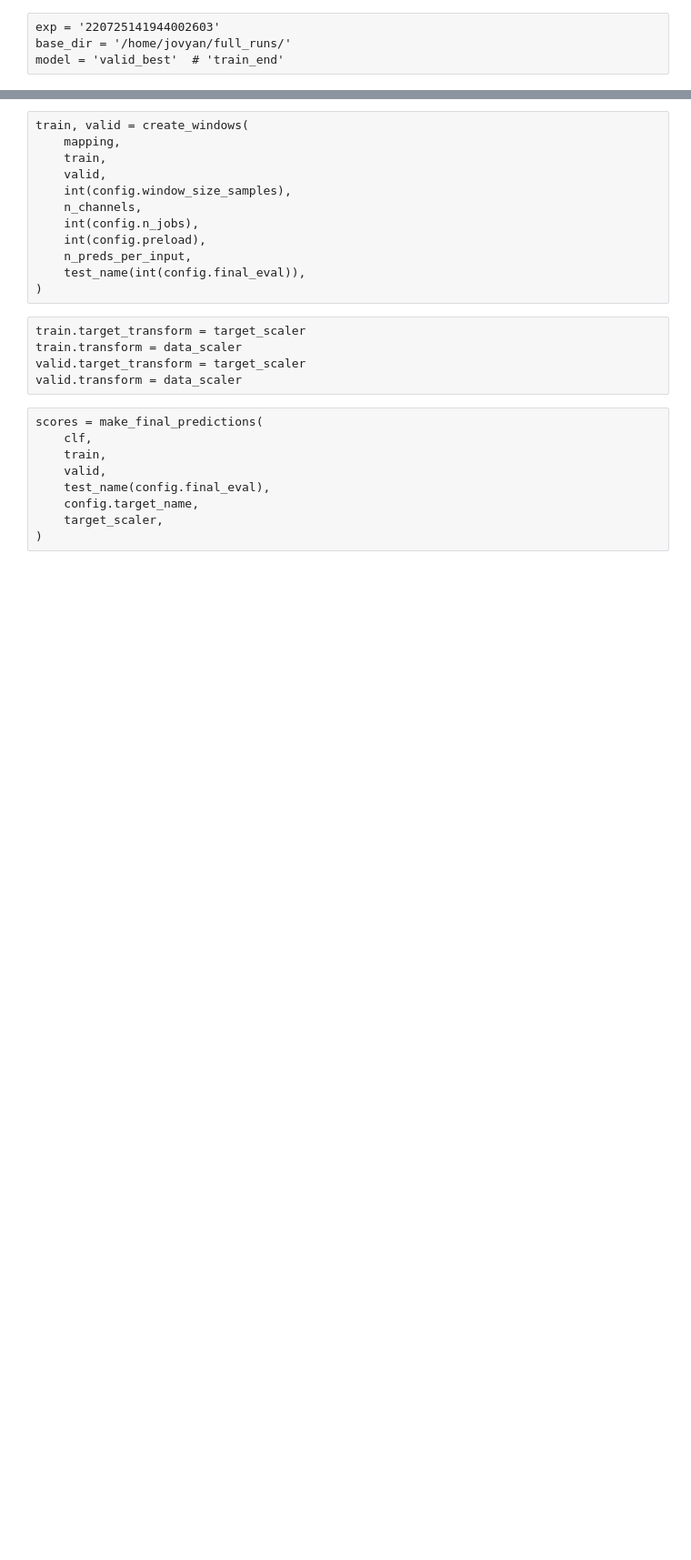
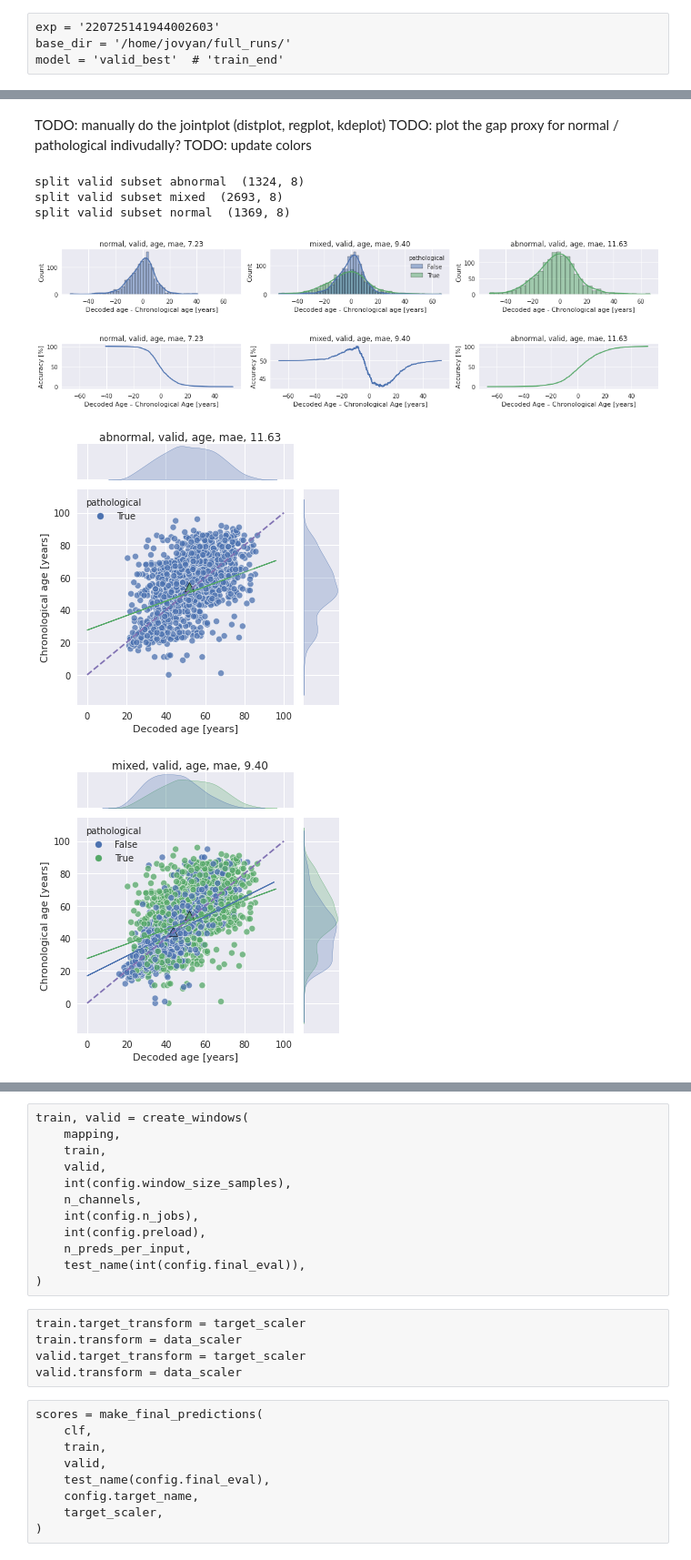
Before and after one commit to gemeinl/eeg-brain-age, a Jupyter notebook: post_hoc_analysis.ipynb, the cells around one changed output, grey strips where cells are left out. Shown at 91% size. Saved outputs shown, nothing was run; the diff lists cells and outputs as text; code cells hidden in the pictures; blank space fills up the shorter version.

```diff
--- a/post_hoc_analysis.ipynb
+++ b/post_hoc_analysis.ipynb
@@ -38,3 +48,13 @@ model = 'valid_best'  # 'train_end'
 exp = '220725141944002603'
 base_dir = '/home/jovyan/full_runs/'
 model = 'valid_best'  # 'train_end'
+# %%
+def load_exp(base_dir, exp, checkpoint):
+    with open(os.path.join(base_dir, exp, f'checkpoint/{model}_model.pkl'), 'rb') as f:
+        clf = pickle.load(f)
+    with open(os.path.join(base_dir, exp, 'data_scaler.pkl'), 'rb') as f:
+        data_scaler = pickle.load(f)
+    with open(os.path.join(base_dir, exp, 'target_scaler.pkl'), 'rb') as f:
+        target_scaler = pickle.load(f)
+    config = pd.read_csv(os.path.join(base_dir, exp, 'config.csv'), index_col=0).squeeze()
+    return clf, data_scaler, target_scaler, config
@@ -41,2 +104,2 @@ model = 'valid_best'  # 'train_end'
 # %%
-only_valid = True
+only_valid = False
@@ -47,3 +105,0 @@ fig3, ax_arr3 = plt.subplots(3, 1 if only_valid else 2, figsize=(20, 6), squeeze
-# %%
-for exp_i, exp in exps.items():
-    break
@@ -133,0 +172,2 @@ fig3
+# %%
+df_concat = pd.concat(dfs).reset_index()
@@ -133,0 +190,59 @@ fig3
+# %% [markdown]
+TODO: manually do the jointplot (distplot, regplot, kdeplot)
+TODO: plot the gap proxy for normal / pathological indivudally?
+TODO: update colors
+# %%
+grouping = ['split', 'subset']#, 'fold']
+splits = list(df_concat.split.unique())
+n_splits = len(splits)
+subsets = list(df_concat.subset.unique())
+n_subsets = len(subsets)
+#fig, ax_arr = plt.subplots(
+#    n_splits, n_subsets, figsize=(5*n_subsets, 5*n_splits), squeeze=False, sharex=True, sharey=True)
+fig2, ax_arr2 = plt.subplots(
+    n_splits, n_subsets, figsize=(5*n_subsets, 2*n_splits), squeeze=False, sharex=True)
+fig3, ax_arr3 = plt.subplots(
+    n_splits, n_subsets, figsize=(5*n_subsets, 2*n_splits), squeeze=False, sharex=True)
+for x, df in df_concat.groupby(grouping):
+    split_i = splits.index(x[0])
+    subset_i = subsets.index(x[1])
+    fold = '' if len(x) == 2 else x[2]
+    print('split', x[0], 'subset', x[1], fold, df.shape)
+
+    score_name = 'acc' if config.target_name != 'age' else 'mae'
+    score = mean_absolute_error(df.y_true, df.y_pred) if config.target_name == 'age' else balanced_accuracy_score(df.y_true, df.y_pred)
+    title = f"{x[1]}, {x[0]}, {config.target_name}, {score_name}, {score:.2f}"
+    #ax = plot_chronological_vs_predicted_age(
+    #    df,
+    #    dummy=None,  # mean_train_age?
+    #    ax=ax_arr[split_i, subset_i],
+    #)
+    #ax.figure.tight_layout()
+    #ax.set_title(title)
+
+    ax4 = plot_joint_scatter(df)
+    ax4.figure.tight_layout()
+    ax4.fig.subplots_adjust(top=0.94)
+    ax4.fig.suptitle(title);
+
+    ax2 = plot_age_gap_hist(
+        df,
+        ax=ax_arr2[split_i, subset_i],
+    )
+    ax2.figure.tight_layout()
+    ax2.set_title(title)
+
+    ax3 = plot_thresh_to_acc(
+        df,
+        ax=ax_arr3[split_i, subset_i],
+    )
+    ax3.figure.tight_layout()
+    ax3.set_title(title)
+# %% [output]
+split valid subset abnormal  (1324, 8)
+split valid subset mixed  (2693, 8)
+split valid subset normal  (1369, 8)
+[figure, added]
+[figure, added]
+[figure, added]
+[figure, added]
```
Also changed, not shown: parts of 23 cells of this notebook, 3 other files.
